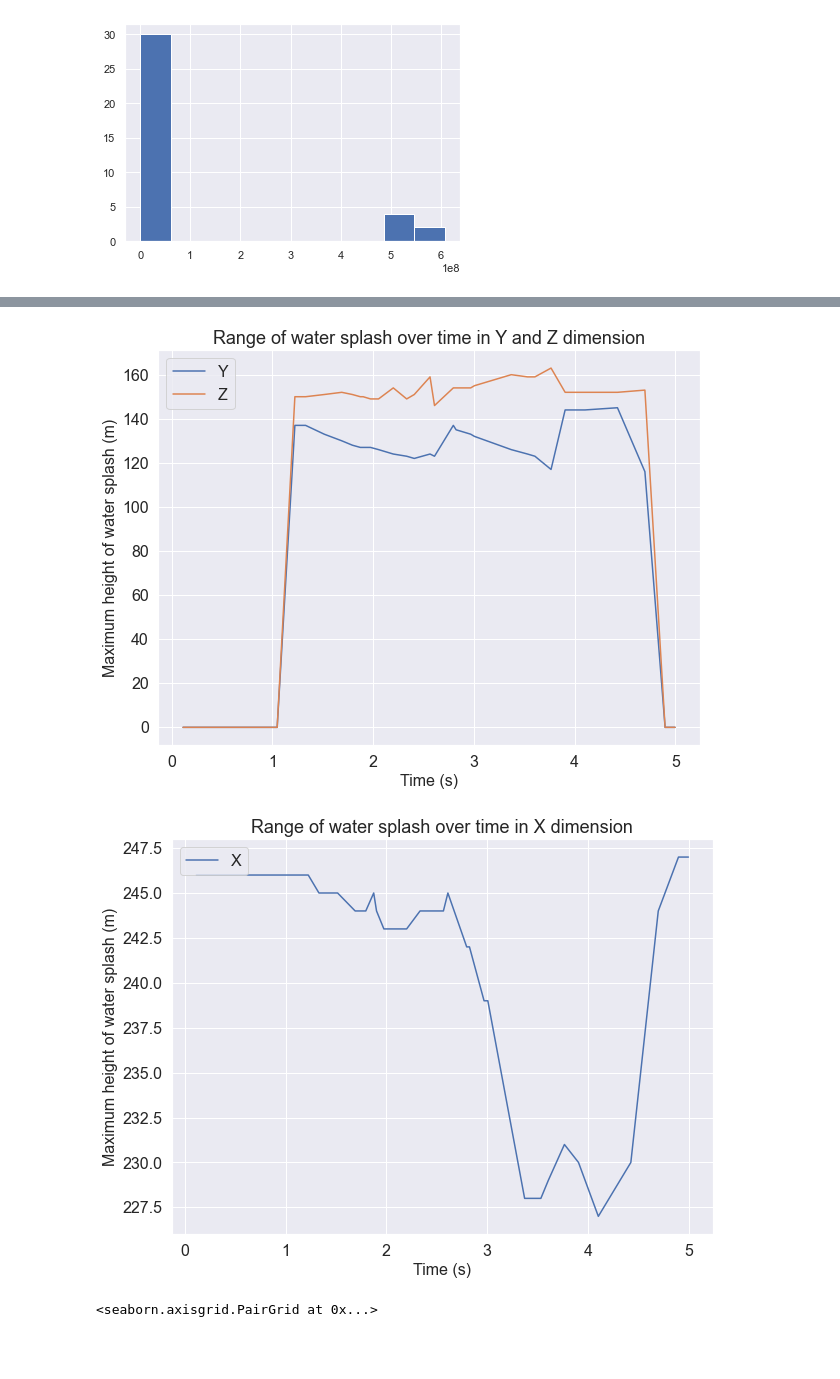
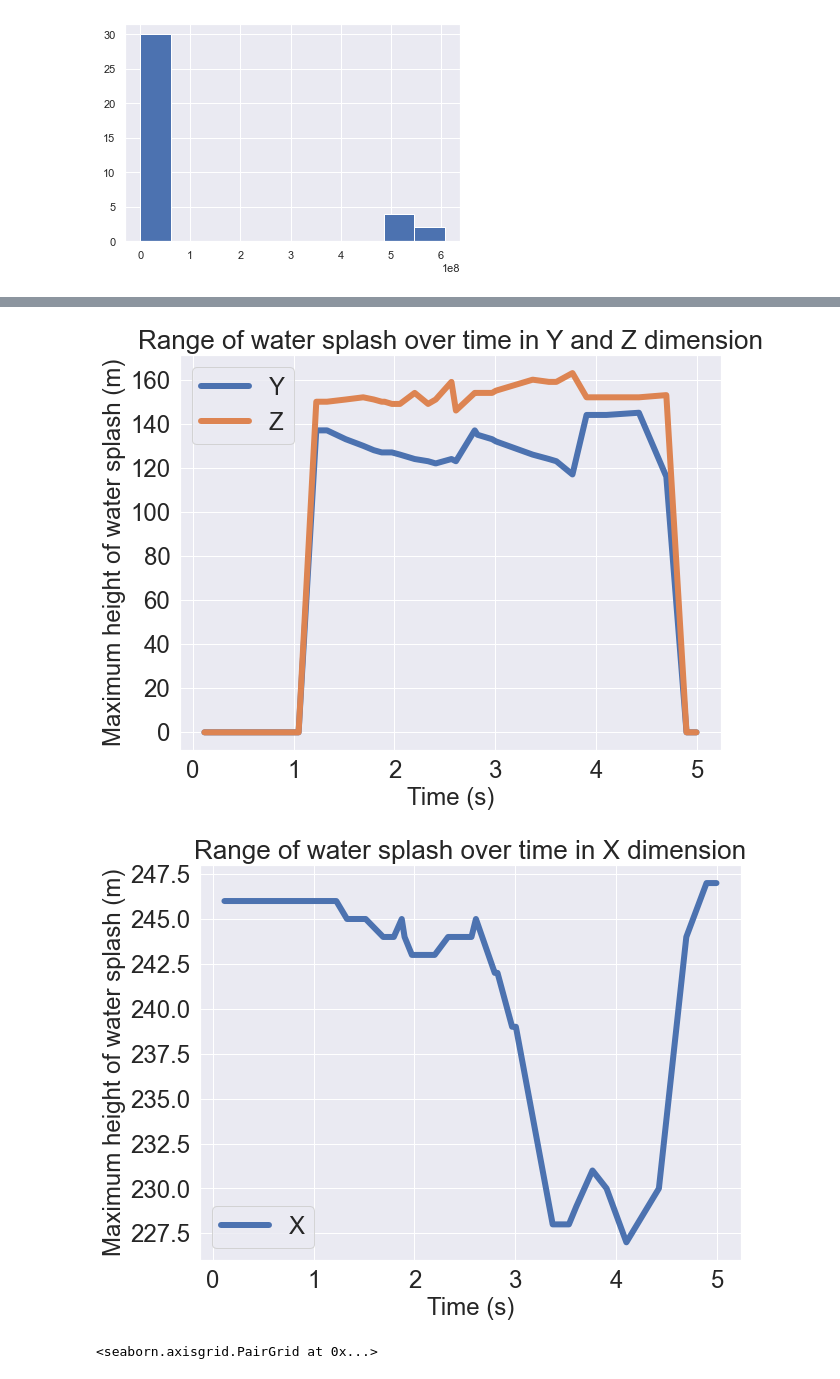
Before and after one commit to rebeccadavidsson/Paraview_VTK, a Jupyter notebook: Plots.ipynb, the cells around one changed output, grey strips where cells are left out. Drawn from its saved outputs; the diff is of its cells as text; code cells hidden in the pictures; blank space fills up the shorter version.

```diff
--- a/Plots.ipynb
+++ b/Plots.ipynb
@@ -12,6 +12,18 @@ dataset[dataset.rho.notnull()].rho.hist()
 <AxesSubplot:>
 [figure]
 # %%
+import os
+files = os.listdir("data")
+
+total = []
+for i in files:
+    if i != ".DS_Store":
+        total.append(int(i.split("_")[3].replace(".vti", ""))/10000 )
+
+total.sort()
+
+x_axis = total
+
 df = pd.read_csv("cvlibd/server/data/volume-render/v02_splash.csv")
 
 df.columns
@@ -40,30 +32,30 @@ df
 # %%
-fontsize = 16
+fontsize = 24
 
 sns.set(rc={'figure.figsize':(9.7,7.27)})
-df.plot(x="x_axis", y=["x", "z"], fontsize=fontsize)
+df.plot(x="x_axis", y=["x", "z"], fontsize=fontsize, linewidth=6)
 plt.legend(["Y", "Z"], loc="best", fontsize=fontsize)
 plt.title("Range of water splash over time in Y and Z dimension", fontsize=fontsize + 2)
 plt.xlabel("Time (s)", fontsize=fontsize)
 plt.ylabel("Maximum height of water splash (m)", fontsize=fontsize)
 plt.savefig("GIFS/zy_dimension")
 plt.show()
 
 
 # df.plot(x="x_axis", y=["y"])
 # plt.legend(["X"], loc="best")
 # plt.show()
 
-df.plot(x="x_axis", y=["y"], fontsize=fontsize)
+df.plot(x="x_axis", y=["y"], fontsize=fontsize, linewidth=6)
 plt.legend(["X"], loc="best", fontsize=fontsize)
 plt.title("Range of water splash over time in X dimension", fontsize=fontsize + 2)
 plt.xlabel("Time (s)", fontsize=fontsize)
 plt.ylabel("Maximum height of water splash (m)", fontsize=fontsize)
 plt.savefig("GIFS/x_dimension")
 plt.show()
 # %% [output]
-[figure, old version]
+[figure, new version]
-[figure, old version]
+[figure, new version]
 # %%
 tev = pd.read_csv("cvlibd/server/data/volume-render/tev.csv")
 prs = pd.read_csv("cvlibd/server/data/volume-render/prs.csv")
```
Also changed, not shown: parts of 3 cells of this notebook, 12 other files.
